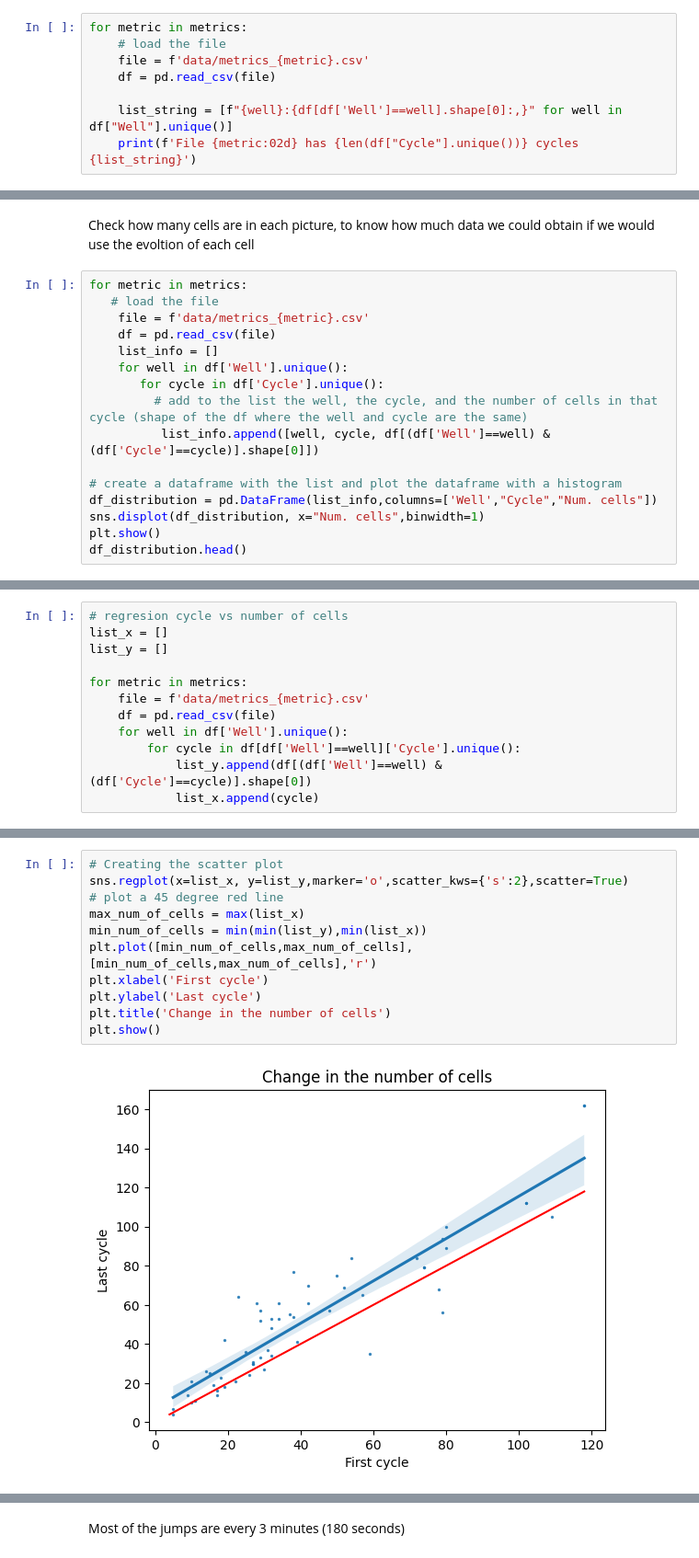
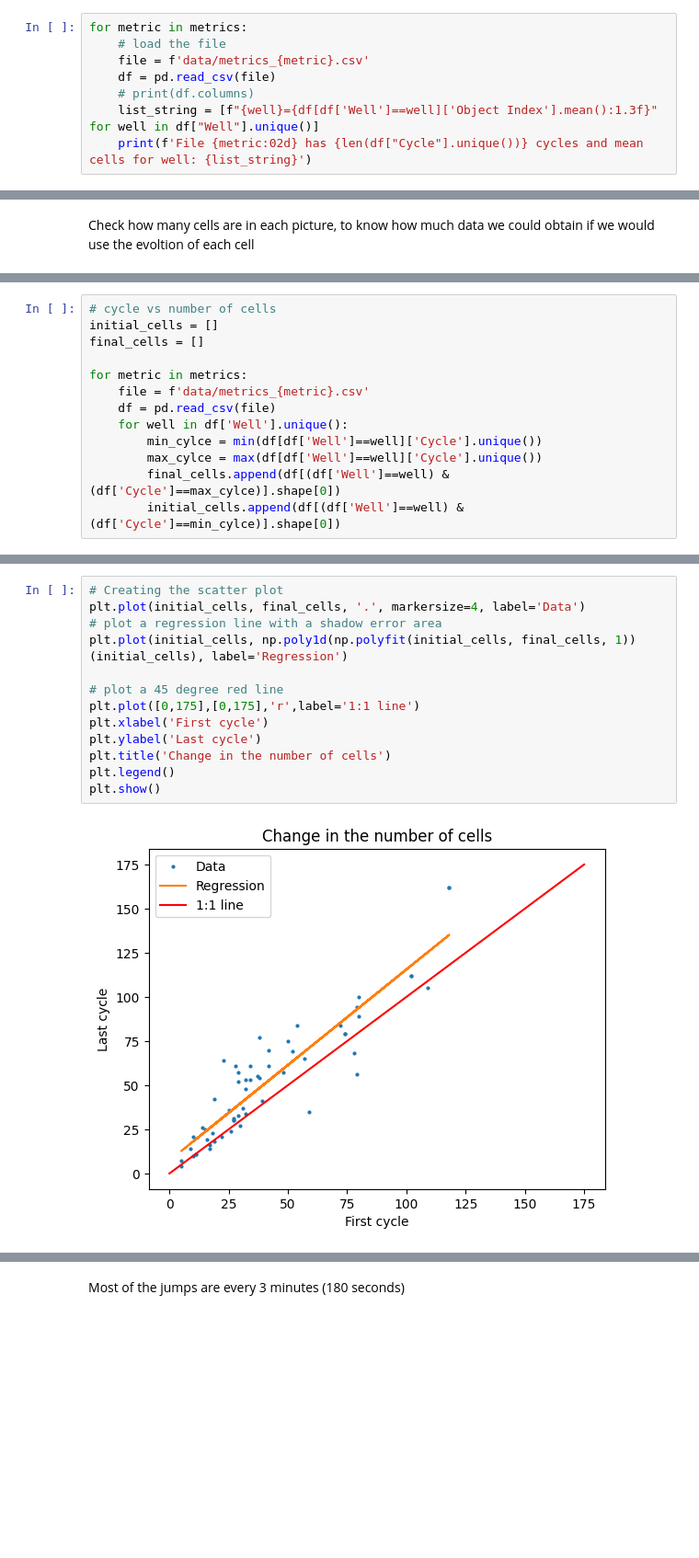
Before and after one commit to andreuva/BioChem_DrugTest, a Jupyter notebook: analisis_1.ipynb, the cells around one changed output, grey strips where cells are left out. Shown at 92% size. Saved outputs shown, nothing was run; the diff lists cells and outputs as text; blank space fills up the shorter version.

```diff
--- a/analisis_1.ipynb
+++ b/analisis_1.ipynb
@@ -290,7 +289,7 @@ for metric in metrics:
     # load the file
     file = f'data/metrics_{metric}.csv'
     df = pd.read_csv(file)
-
-    list_string = [f"{well}:{df[df['Well']==well].shape[0]:,}" for well in df["Well"].unique()]
-    print(f'File {metric:02d} has {len(df["Cycle"].unique())} cycles {list_string}')
+    # print(df.columns)
+    list_string = [f"{well}={df[df['Well']==well]['Object Index'].mean():1.3f}" for well in df["Well"].unique()]
+    print(f'File {metric:02d} has {len(df["Cycle"].unique())} cycles and mean cells for well: {list_string}')
 # %% [output]
@@ -312,18 +311,2 @@ File 20 has 300 cycles ['A1:21,982', 'A2:22,358', 'B1:28,173', 'B2:26,039']
 # %% [markdown]
 Check how many cells are in each picture, to know how much data we could obtain if we would use the evoltion of each cell
-# %%
-for metric in metrics:
-   # load the file
-    file = f'data/metrics_{metric}.csv'
-    df = pd.read_csv(file)
-    list_info = []
-    for well in df['Well'].unique():
-       for cycle in df['Cycle'].unique():
-         # add to the list the well, the cycle, and the number of cells in that cycle (shape of the df where the well and cycle are the same)
-          list_info.append([well, cycle, df[(df['Well']==well) & (df['Cycle']==cycle)].shape[0]])
-
-# create a dataframe with the list and plot the dataframe with a histogram
-df_distribution = pd.DataFrame(list_info,columns=['Well',"Cycle","Num. cells"])
-sns.displot(df_distribution, x="Num. cells",binwidth=1)
-plt.show()
-df_distribution.head()
@@ -351,12 +369,13 @@ df.head()
 # %%
-# regresion cycle vs number of cells
-list_x = []
-list_y = []
+# cycle vs number of cells
+initial_cells = []
+final_cells = []
 
 for metric in metrics:
     file = f'data/metrics_{metric}.csv'
     df = pd.read_csv(file)
     for well in df['Well'].unique():
-        for cycle in df[df['Well']==well]['Cycle'].unique():
-            list_y.append(df[(df['Well']==well) & (df['Cycle']==cycle)].shape[0])
-            list_x.append(cycle)
+        min_cylce = min(df[df['Well']==well]['Cycle'].unique())
+        max_cylce = max(df[df['Well']==well]['Cycle'].unique())
+        final_cells.append(df[(df['Well']==well) & (df['Cycle']==max_cylce)].shape[0])
+        initial_cells.append(df[(df['Well']==well) & (df['Cycle']==min_cylce)].shape[0])
@@ -401,13 +382,15 @@ print(len(list_x),len(list_y))
 # %%
 # Creating the scatter plot
-sns.regplot(x=list_x, y=list_y,marker='o',scatter_kws={'s':2},scatter=True)
+plt.plot(initial_cells, final_cells, '.', markersize=4, label='Data')
+# plot a regression line with a shadow error area
+plt.plot(initial_cells, np.poly1d(np.polyfit(initial_cells, final_cells, 1))(initial_cells), label='Regression')
+
 # plot a 45 degree red line
-max_num_of_cells = max(list_x)
-min_num_of_cells = min(min(list_y),min(list_x))
-plt.plot([min_num_of_cells,max_num_of_cells],[min_num_of_cells,max_num_of_cells],'r')
+plt.plot([0,175],[0,175],'r',label='1:1 line')
 plt.xlabel('First cycle')
 plt.ylabel('Last cycle')
 plt.title('Change in the number of cells')
+plt.legend()
 plt.show()
 # %% [output]
-[figure, old version]
+[figure, new version]
```
Also changed, not shown: parts of 54 cells of this notebook, 6 other files.
